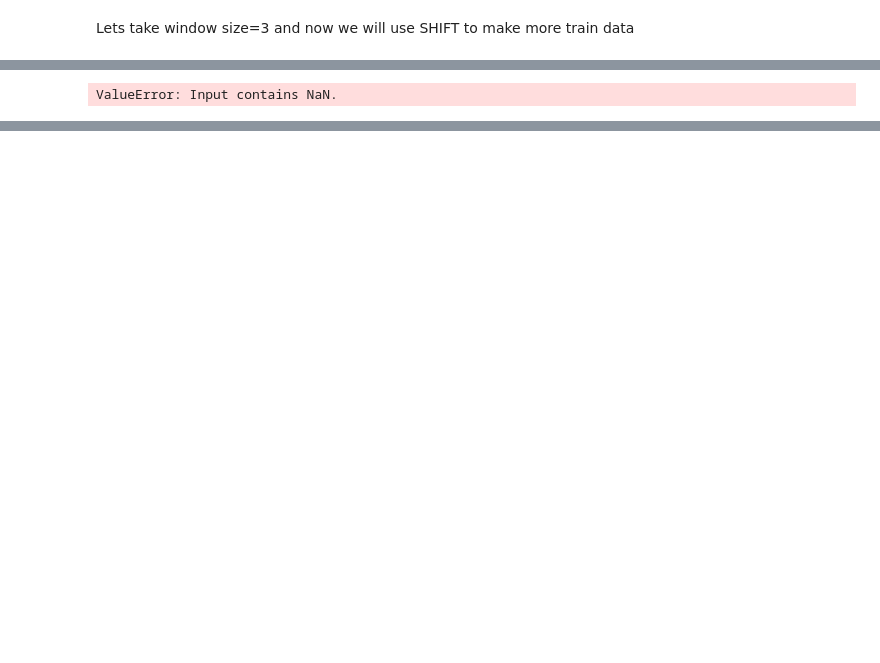
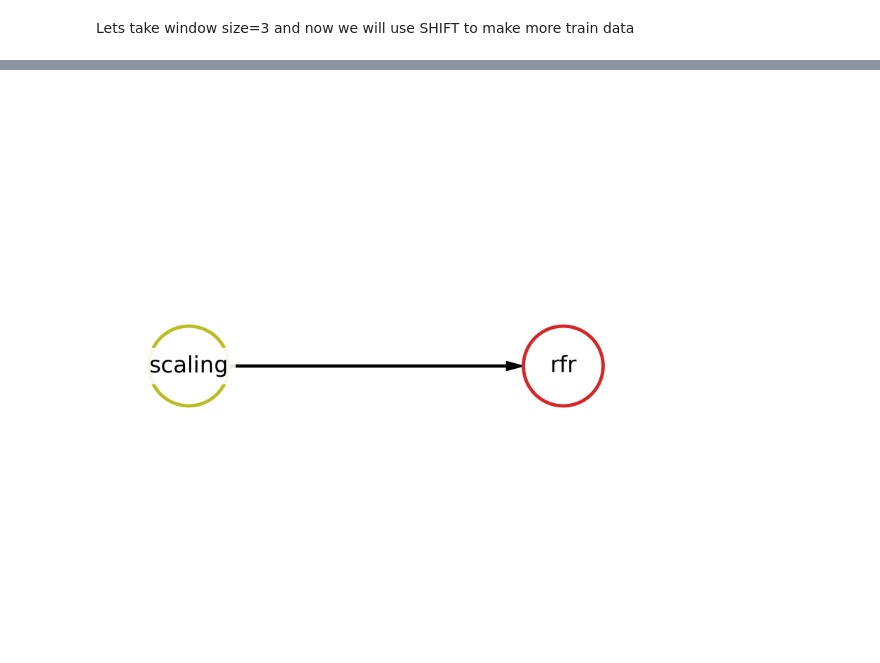
Before and after one commit to geniusserg/CovidPredict, a Jupyter notebook: fedot.ipynb, the cells around one changed output, grey strips where cells are left out. Saved outputs shown, nothing was run; the diff lists cells and outputs as text; code cells hidden in the pictures; blank space fills up the shorter version.

```diff
--- a/fedot.ipynb
+++ b/fedot.ipynb
@@ -166 +167,16 @@ array([3.67e+01, 2.45e+00, 2.13e+01, 9.30e+01, 2.40e+01, 6.50e+00,
+# %%
+def split_features_targets(df, dinam_fact_df, window=3):
+    X, y = [], []
+    for i in df.index.levels[0]:
+        len_ts = dinam_fact_df.groupby(["case"]).size()[i]
+        if len_ts < window+1:
+            continue
+        sample_data = dinam_fact_df.loc[(i, 0): (i, window-1)].to_numpy().reshape(window*13)
+        sample_data = np.append(sample_data, df.loc[(i, 0)].iloc[:29].to_numpy()) #medicines
+        X.append(sample_data)
+        y.append(dinam_fact_df.loc[(i, window)].to_numpy())
+    return np.array(X), np.array(y)
+
+X, y = split_features_targets(df, dinam_fact_df)
+X, X_test, y, y_test = train_test_split(X, y, test_size=0.1)
 # %%
@@ -172,5 +198,5 @@ y_pred = model.predict(X)
-# %%
-from sklearn.metrics import r2_score
-r2_res = r2_score(y, y_pred)
-# %% [output]
-ValueError: Input contains NaN.
+# %%
+model_2 = Fedot(problem='regression', timeout=1, n_jobs=-1)
+obtained_pipeline = model.fit(features=X, target=y)
+obtained_pipeline.show()
+# %% [output]
@@ -176,0 +213 @@ ValueError: Input contains NaN.
+[figure, added]
```
Also changed, not shown: parts of 18 cells of this notebook, 6 other files.
